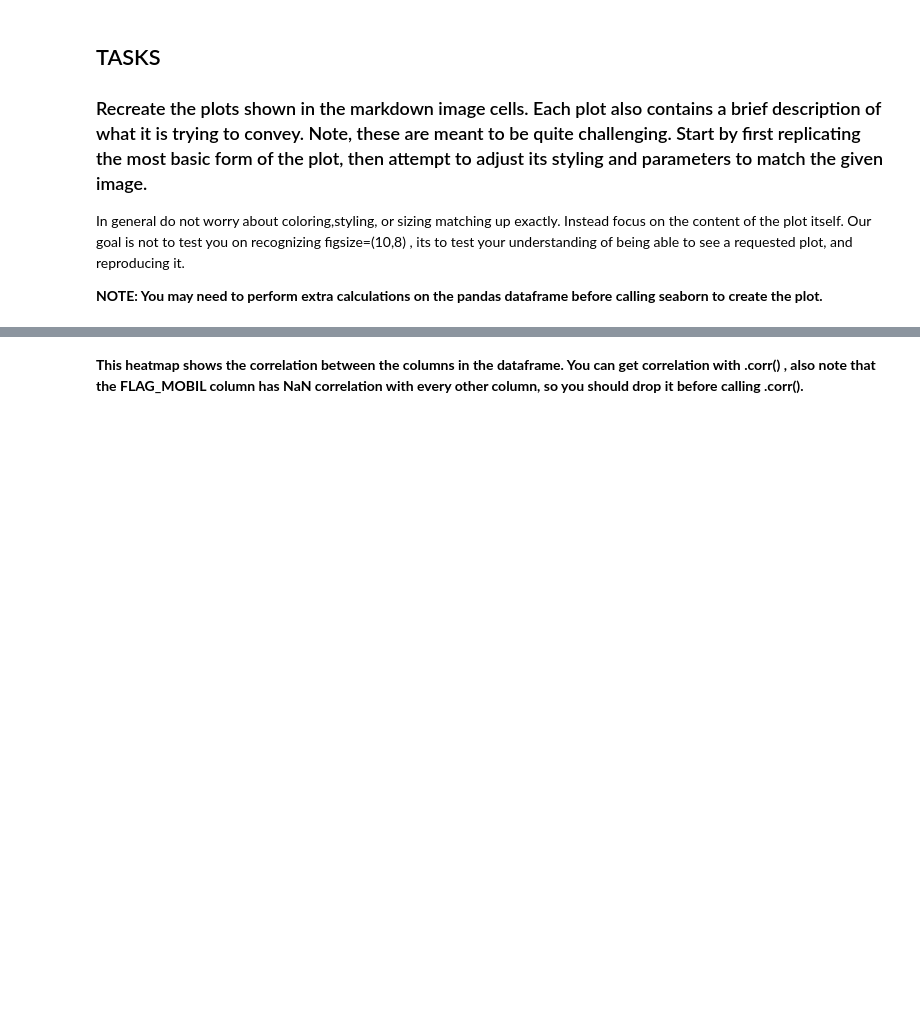
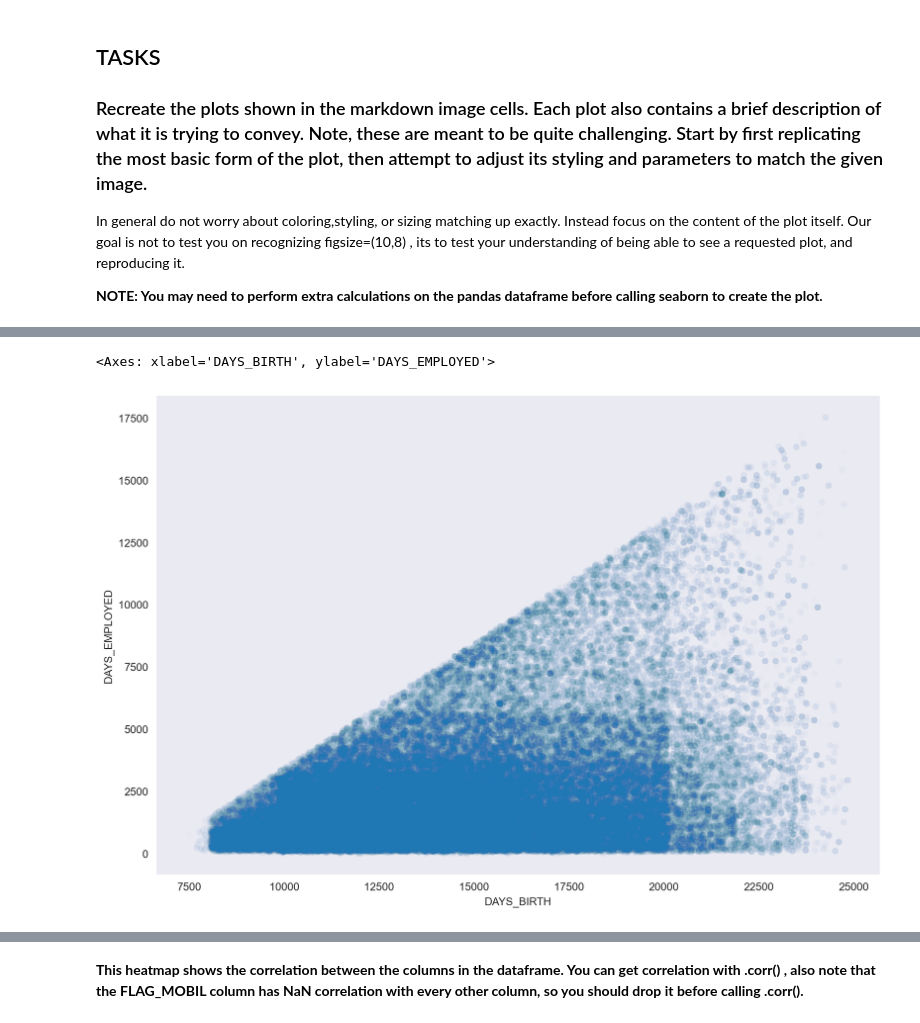
Before and after one commit to LazyPeesh/Python-for-ML, a Jupyter notebook: 05-Seaborn/07-Seaborn-Exercise.ipynb, the cells around one changed output, grey strips where cells are left out. Drawn from its saved outputs; the diff is of its cells as text; code cells hidden in the pictures; blank space fills up the shorter version.

```diff
--- a/05-Seaborn/07-Seaborn-Exercise.ipynb
+++ b/05-Seaborn/07-Seaborn-Exercise.ipynb
@@ -186,3 +201,30 @@ In general do not worry about coloring,styling, or sizing matching up exactly. I
+# %%
+plt.figure(figsize=(12, 8), dpi=200, )
+employed = df[df['DAYS_EMPLOYED'] < 0].copy()
+
+employed['DAYS_EMPLOYED'] = employed['DAYS_EMPLOYED'] * (-1)
+employed['DAYS_BIRTH'] = employed['DAYS_BIRTH'] * (-1)
+
+sns.set_style('dark')
+
+sns.scatterplot(x='DAYS_BIRTH', y='DAYS_EMPLOYED', data=employed, alpha=0.01, linewidth=0)
+
+# plt.figure(figsize=(12,8))
+#
+# # REMOVE UNEMPLOYED PEOPLE
+# employed = df[df['DAYS_EMPLOYED']<0]
+#
+# # MAKE BOTH POSITIVE
+# employed['DAYS_EMPLOYED'] = -1*employed['DAYS_EMPLOYED']
+# employed['DAYS_BIRTH'] = -1*employed['DAYS_BIRTH']
+#
+# # With so many points, alpha is tiny, might be an indicated that a
+# # scatterplot may not be the right choice!
+# sns.scatterplot(y='DAYS_EMPLOYED',x='DAYS_BIRTH',data=employed,
+#                 alpha=0.01,linewidth=0)
+# %% [output]
+<Axes: xlabel='DAYS_BIRTH', ylabel='DAYS_EMPLOYED'>
+[figure, added]
 # %% [markdown]
 -----
 ### TASK: Recreate the Distribution Plot shown below:
```
Also changed, not shown: parts of 9 cells of this notebook, 7 other files.
